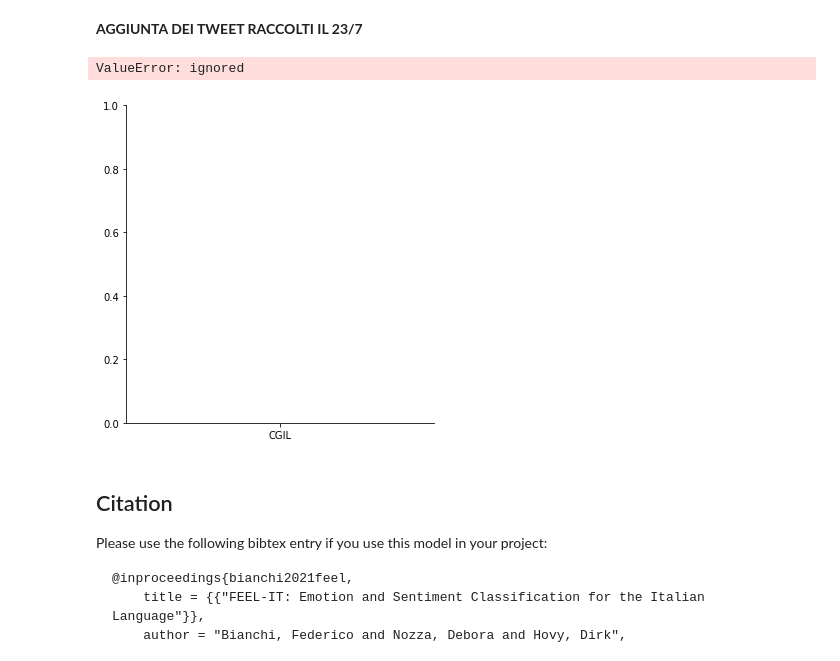
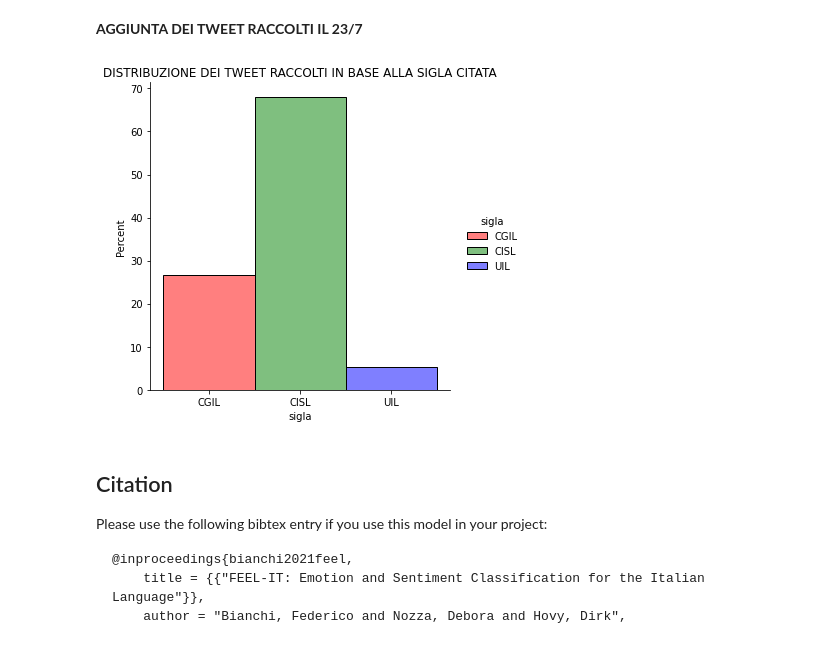
Before and after one commit to paolofesta/prove, a Jupyter notebook: TESI.ipynb, the cells around one changed output. Cells and saved outputs as stored; diff of their text form; code cells hidden in the pictures.

```diff
--- a/TESI.ipynb
+++ b/TESI.ipynb
@@ -112,6 +112,6 @@ uil_data=pd.read_csv(r'/content/uil_data')
 # %% [markdown]
 **AGGIUNTA DEI TWEET RACCOLTI IL 23/7**
 # %%
-d1=pd.read_csv(r'/content/data')
+d1=pd.read_csv(r'/content/data1°giro')
 d2=pd.read_csv(r'/content/data2(23-7)')
-data=pd.concat([d1,d2])
+data=pd.concat([d1,d2], ignore_index=True)
@@ -118,10 +120,9 @@ data=pd.concat([d1,d2])
 # %%
-sns.displot(data,x='sigla',hue="sigla",palette=['r','g','b'],stat="percent")
+sns.displot(data,x="sigla",stat="percent",hue="sigla",palette=['r','g','b'])
 plt.title('DISTRIBUZIONE DEI TWEET RACCOLTI IN BASE ALLA SIGLA CITATA')
 print()
 # %% [output]
-ValueError: ignored
-[figure, old version]
+[figure, new version]
 # %%
 import re
 import gensim
```
Also changed, not shown: parts of 4 cells of this notebook.
